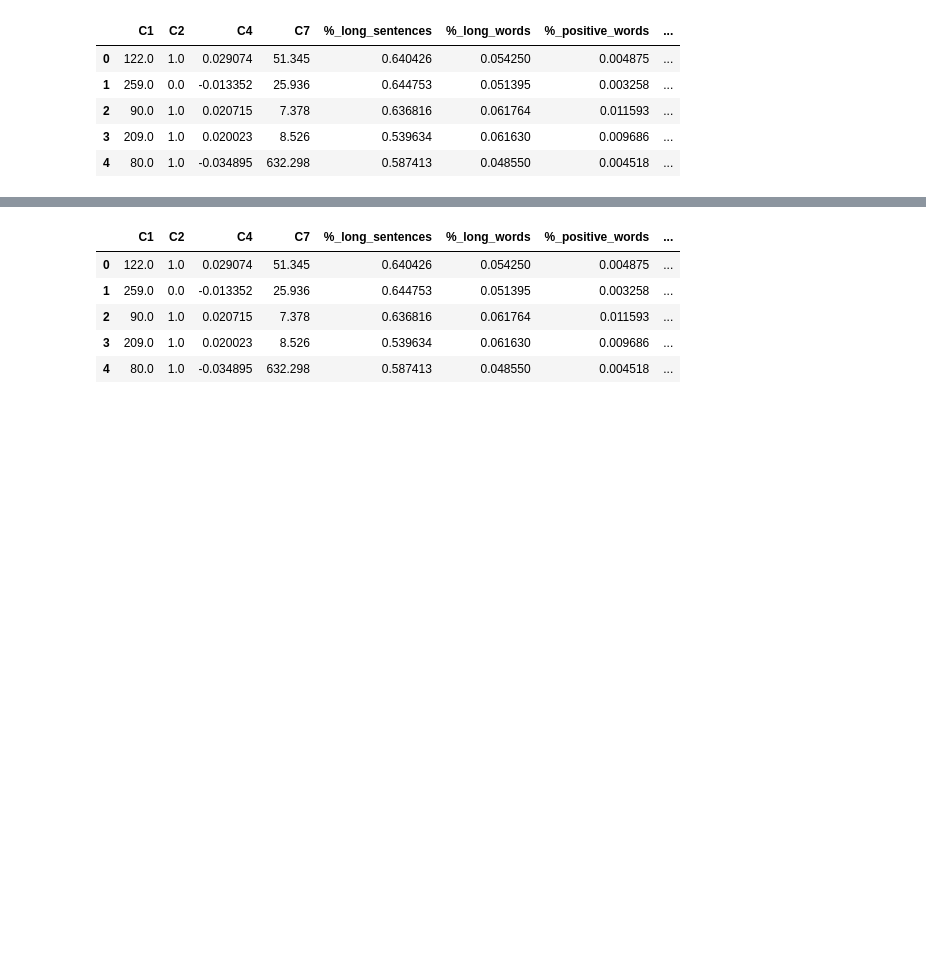
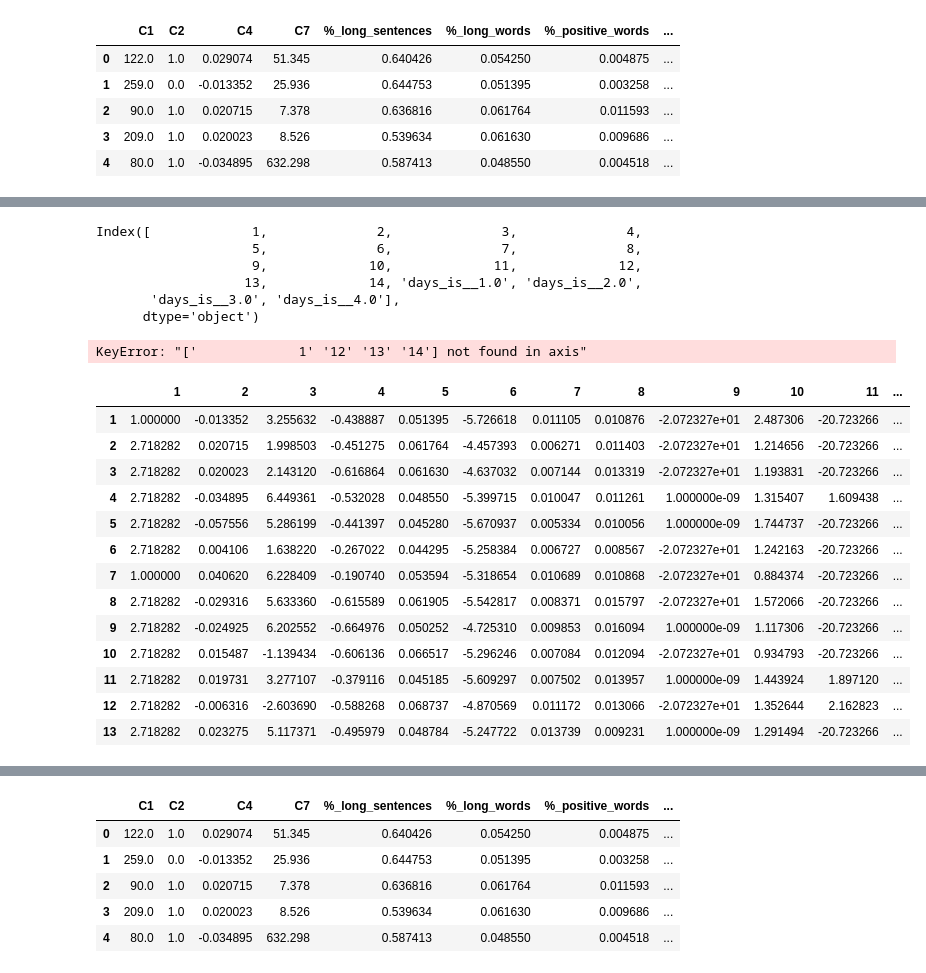
Before and after one commit to BA545-SP2019/2019-competition1-3-musketeers, a Jupyter notebook: Kevin_datasets.ipynb, the cells around one changed output, grey strips where cells are left out. Drawn from its saved outputs; the diff is of its cells as text; code cells hidden in the pictures; blank space fills up the shorter version.

```diff
--- a/Kevin_datasets.ipynb
+++ b/Kevin_datasets.ipynb
@@ -46,0 +28,19 @@ def RFE(df, number):
+# %%
+def apply_day_bins(col):
+    #bin the days column into equal height bins
+
+    q1 = data['C1'].describe()['25%']
+    q2 = data['C1'].describe()['50%']
+    q3 = data['C1'].describe()['75%']
+
+
+    if col <= q1:
+        return(1)
+    if col > q1 and col <=q2:
+        return(2)
+    if col > q2 and col <= q3:
+        return(3)
+    else:
+        return(4)
+# %%
+data['C1'] = data['C1'].apply(apply_day_bins)
@@ -47,2 +61,2 @@ def RFE(df, number):
 # %%
-data = Impute.impute_median(data)
+data = Impute.impute_knn(data, 5)
@@ -52,0 +77,4 @@ range(0, 16)
+# %%
+dummies = pd.get_dummies(data[0], prefix = 'days_is_')
+data = pd.concat([data, dummies], axis = 1)
+data = data.drop(0, axis=1)
@@ -52,0 +90,34 @@ range(0, 16)
+# %%
+data_copy = data.copy()
+data_copy.columns
+# %% [output]
+Index([             1,              2,              3,              4,
+                    5,              6,              7,              8,
+                    9,             10,             11,             12,
+                   13,             14, 'days_is__1.0', 'days_is__2.0',
+       'days_is__3.0', 'days_is__4.0'],
+      dtype='object')
+# %%
+data_copy.drop(columns = ['1','12','13', '14', 'days_is__1.0', 'days_is__2.0', 'days_is__3.0', 'days_is__4.0'])
+data_copy.head()
+
+#Transform.skew_transform_log(data[:, 0:14])
+# %% [output]
+KeyError: "['             1' '12' '13' '14'] not found in axis"
+# %%
+data.head(20)
+# %% [output]
+|  | 1 | 2 | 3 | 4 | 5 | 6 | 7 | 8 | 9 | 10 | 11 | ... |
+| 1 | 1.000000 | -0.013352 | 3.255632 | -0.438887 | 0.051395 | -5.726618 | 0.011105 | 0.010876 | -2.072327e+01 | 2.487306 | -20.723266 | ... |
+| 2 | 2.718282 | 0.020715 | 1.998503 | -0.451275 | 0.061764 | -4.457393 | 0.006271 | 0.011403 | -2.072327e+01 | 1.214656 | -20.723266 | ... |
+| 3 | 2.718282 | 0.020023 | 2.143120 | -0.616864 | 0.061630 | -4.637032 | 0.007144 | 0.013319 | -2.072327e+01 | 1.193831 | -20.723266 | ... |
+| 4 | 2.718282 | -0.034895 | 6.449361 | -0.532028 | 0.048550 | -5.399715 | 0.010047 | 0.011261 | 1.000000e-09 | 1.315407 | 1.609438 | ... |
+| 5 | 2.718282 | -0.057556 | 5.286199 | -0.441397 | 0.045280 | -5.670937 | 0.005334 | 0.010056 | 1.000000e-09 | 1.744737 | -20.723266 | ... |
+| 6 | 2.718282 | 0.004106 | 1.638220 | -0.267022 | 0.044295 | -5.258384 | 0.006727 | 0.008567 | -2.072327e+01 | 1.242163 | -20.723266 | ... |
+| 7 | 1.000000 | 0.040620 | 6.228409 | -0.190740 | 0.053594 | -5.318654 | 0.010689 | 0.010868 | -2.072327e+01 | 0.884374 | -20.723266 | ... |
+| 8 | 2.718282 | -0.029316 | 5.633360 | -0.615589 | 0.061905 | -5.542817 | 0.008371 | 0.015797 | -2.072327e+01 | 1.572066 | -20.723266 | ... |
+| 9 | 2.718282 | -0.024925 | 6.202552 | -0.664976 | 0.050252 | -4.725310 | 0.009853 | 0.016094 | 1.000000e-09 | 1.117306 | -20.723266 | ... |
+| 10 | 2.718282 | 0.015487 | -1.139434 | -0.606136 | 0.066517 | -5.296246 | 0.007084 | 0.012094 | -2.072327e+01 | 0.934793 | -20.723266 | ... |
+| 11 | 2.718282 | 0.019731 | 3.277107 | -0.379116 | 0.045185 | -5.609297 | 0.007502 | 0.013957 | 1.000000e-09 | 1.443924 | 1.897120 | ... |
+| 12 | 2.718282 | -0.006316 | -2.603690 | -0.588268 | 0.068737 | -4.870569 | 0.011172 | 0.013066 | -2.072327e+01 | 1.352644 | 2.162823 | ... |
+| 13 | 2.718282 | 0.023275 | 5.117371 | -0.495979 | 0.048784 | -5.247722 | 0.013739 | 0.009231 | 1.000000e-09 | 1.291494 | -20.723266 | ... |
```
Also changed, not shown: parts of 10 cells of this notebook, 3 other files.
